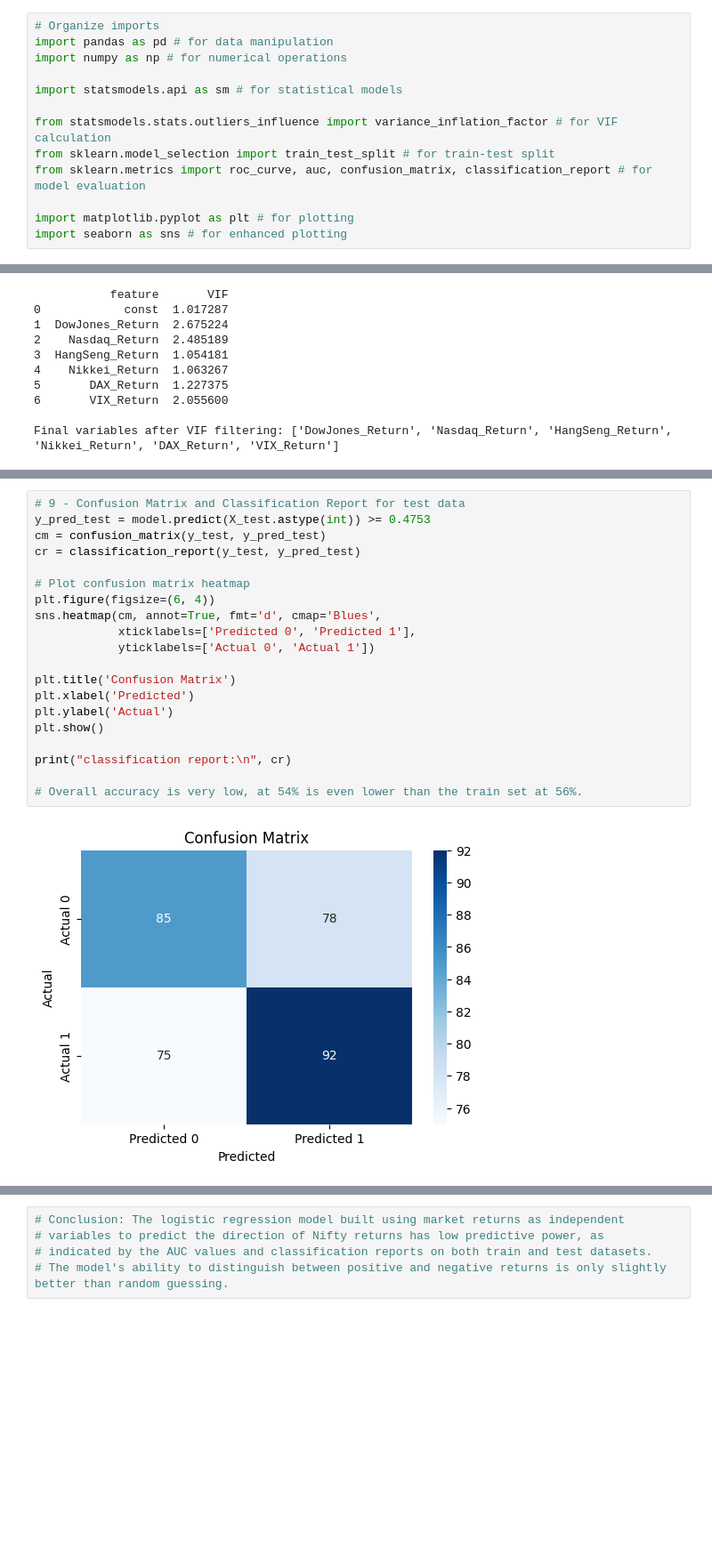
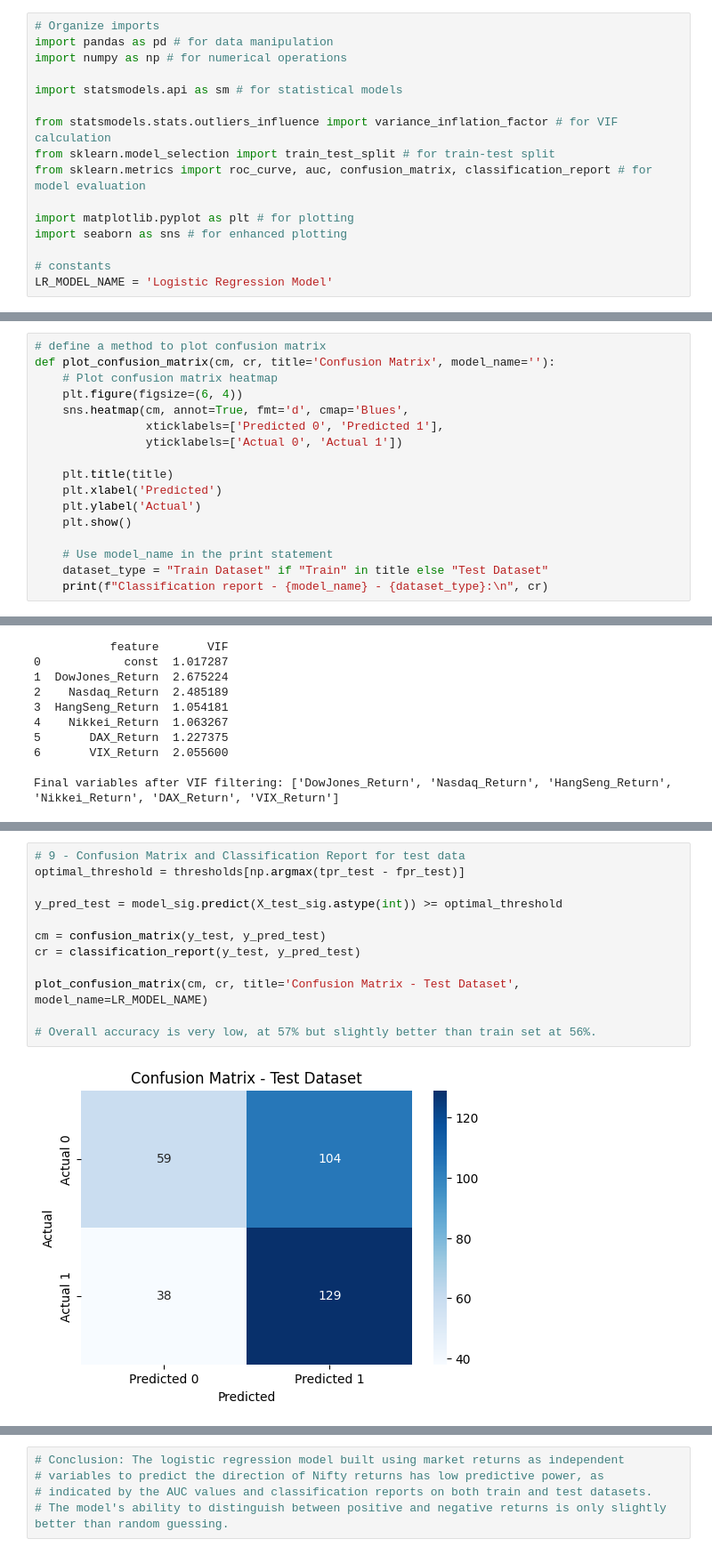
Before and after one commit to pablogrs/nifty_data, a Jupyter notebook: phase3.ipynb, the cells around one changed output, grey strips where cells are left out. Shown at 89% size. Cells and saved outputs as stored; diff of their text form; blank space fills up the shorter version.

```diff
--- a/phase3.ipynb
+++ b/phase3.ipynb
@@ -27,3 +27,6 @@ from sklearn.metrics import roc_curve, auc, confusion_matrix, classification_rep
 
 import matplotlib.pyplot as plt # for plotting
 import seaborn as sns # for enhanced plotting
+
+# constants
+LR_MODEL_NAME = 'Logistic Regression Model'
@@ -30,3 +51,20 @@ import seaborn as sns # for enhanced plotting
+# %%
+# define a method to plot confusion matrix
+def plot_confusion_matrix(cm, cr, title='Confusion Matrix', model_name=''):
+    # Plot confusion matrix heatmap
+    plt.figure(figsize=(6, 4))
+    sns.heatmap(cm, annot=True, fmt='d', cmap='Blues',
+                xticklabels=['Predicted 0', 'Predicted 1'],
+                yticklabels=['Actual 0', 'Actual 1'])
+
+    plt.title(title)
+    plt.xlabel('Predicted')
+    plt.ylabel('Actual')
+    plt.show()
+
+    # Use model_name in the print statement
+    dataset_type = "Train Dataset" if "Train" in title else "Test Dataset"
+    print(f"Classification report - {model_name} - {dataset_type}:\n", cr)
 # %%
 df = pd.read_csv('markets_with_returns.csv')
 
@@ -271,22 +257,14 @@ AUC: 0.53
 # %%
 # 9 - Confusion Matrix and Classification Report for test data
-y_pred_test = model.predict(X_test.astype(int)) >= 0.4753
+optimal_threshold = thresholds[np.argmax(tpr_test - fpr_test)]
+
+y_pred_test = model_sig.predict(X_test_sig.astype(int)) >= optimal_threshold
+
 cm = confusion_matrix(y_test, y_pred_test)
 cr = classification_report(y_test, y_pred_test)
 
-# Plot confusion matrix heatmap
-plt.figure(figsize=(6, 4))
-sns.heatmap(cm, annot=True, fmt='d', cmap='Blues',
-            xticklabels=['Predicted 0', 'Predicted 1'],
-            yticklabels=['Actual 0', 'Actual 1'])
+plot_confusion_matrix(cm, cr, title='Confusion Matrix - Test Dataset', model_name=LR_MODEL_NAME)
 
-plt.title('Confusion Matrix')
-plt.xlabel('Predicted')
-plt.ylabel('Actual')
-plt.show()
-
-print("classification report:\n", cr)
-
-# Overall accuracy is very low, at 54% is even lower than the train set at 56%.
+# Overall accuracy is very low, at 57% but slightly better than train set at 56%.
 # %% [output]
-[figure, old version]
+[figure, new version]
```
Also changed, not shown: parts of 9 cells of this notebook, 2 other files.
